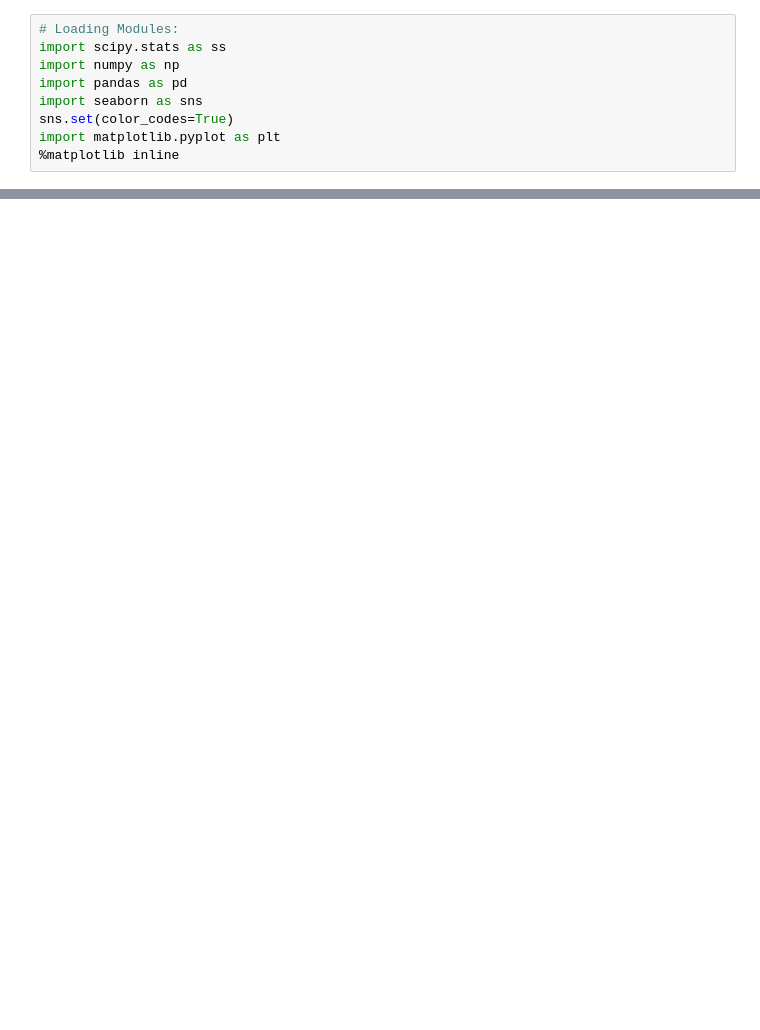
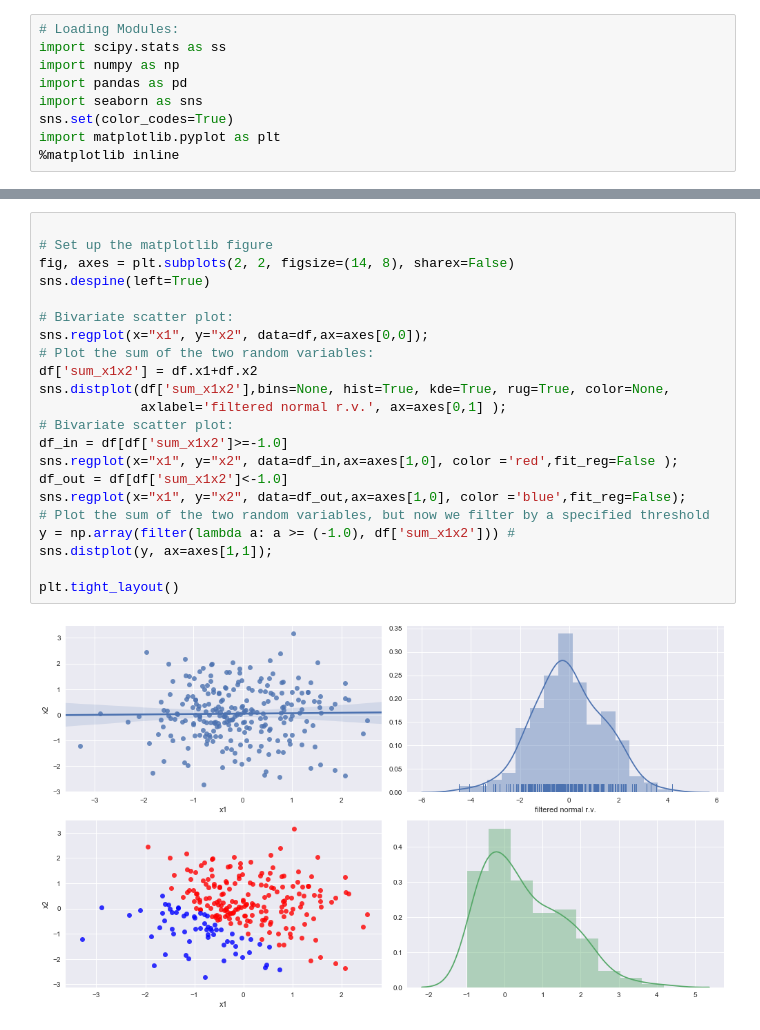
Before and after one commit to kod5kod/TMN-Simulations, a Jupyter notebook: tmn_sim.ipynb, the cells around one changed output, grey strips where cells are left out. Cells and saved outputs as stored; diff of their text form; blank space fills up the shorter version.

```diff
--- a/tmn_sim.ipynb
+++ b/tmn_sim.ipynb
@@ -37 +49,25 @@ sns.distplot(x, bins=100, kde=False, rug=True)
+# %%
+
+# Set up the matplotlib figure
+fig, axes = plt.subplots(2, 2, figsize=(14, 8), sharex=False)
+sns.despine(left=True)
+
+# Bivariate scatter plot:
+sns.regplot(x="x1", y="x2", data=df,ax=axes[0,0]);
+# Plot the sum of the two random variables:
+df['sum_x1x2'] = df.x1+df.x2
+sns.distplot(df['sum_x1x2'],bins=None, hist=True, kde=True, rug=True, color=None,
+             axlabel='filtered normal r.v.', ax=axes[0,1] );
+# Bivariate scatter plot:
+df_in = df[df['sum_x1x2']>=-1.0]
+sns.regplot(x="x1", y="x2", data=df_in,ax=axes[1,0], color ='red',fit_reg=False );
+df_out = df[df['sum_x1x2']<-1.0]
+sns.regplot(x="x1", y="x2", data=df_out,ax=axes[1,0], color ='blue',fit_reg=False);
+# Plot the sum of the two random variables, but now we filter by a specified threshold
+y = np.array(filter(lambda a: a >= (-1.0), df['sum_x1x2'])) #
+sns.distplot(y, ax=axes[1,1]);
+
+plt.tight_layout()
+# %% [output]
+[figure, added]
 # %%
```
Also changed, not shown: parts of 17 cells of this notebook.
